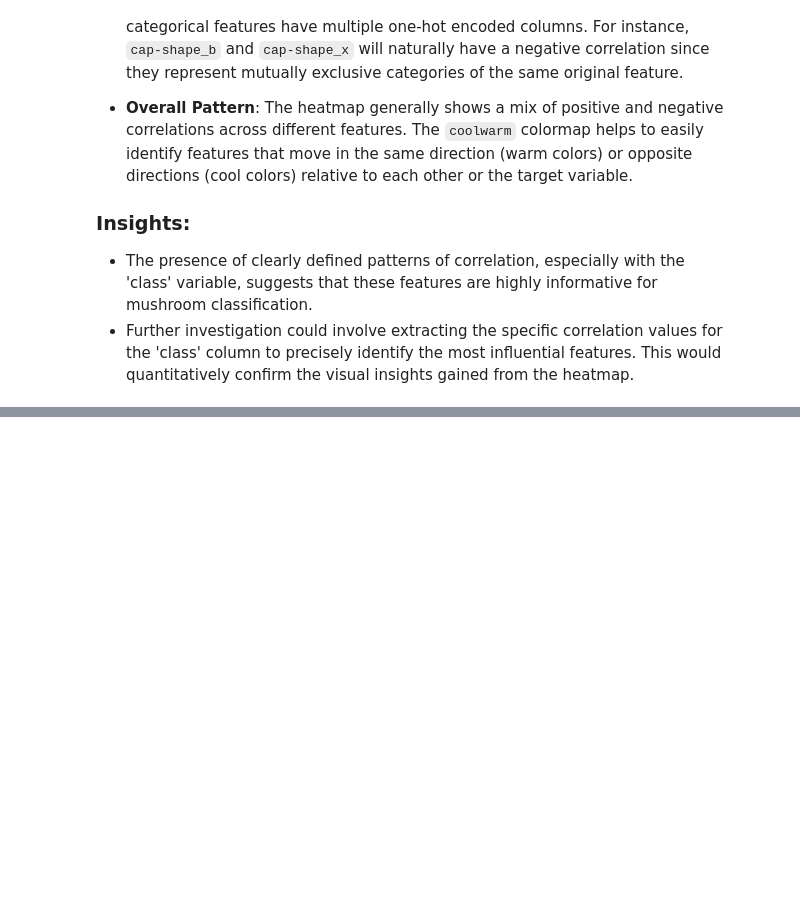
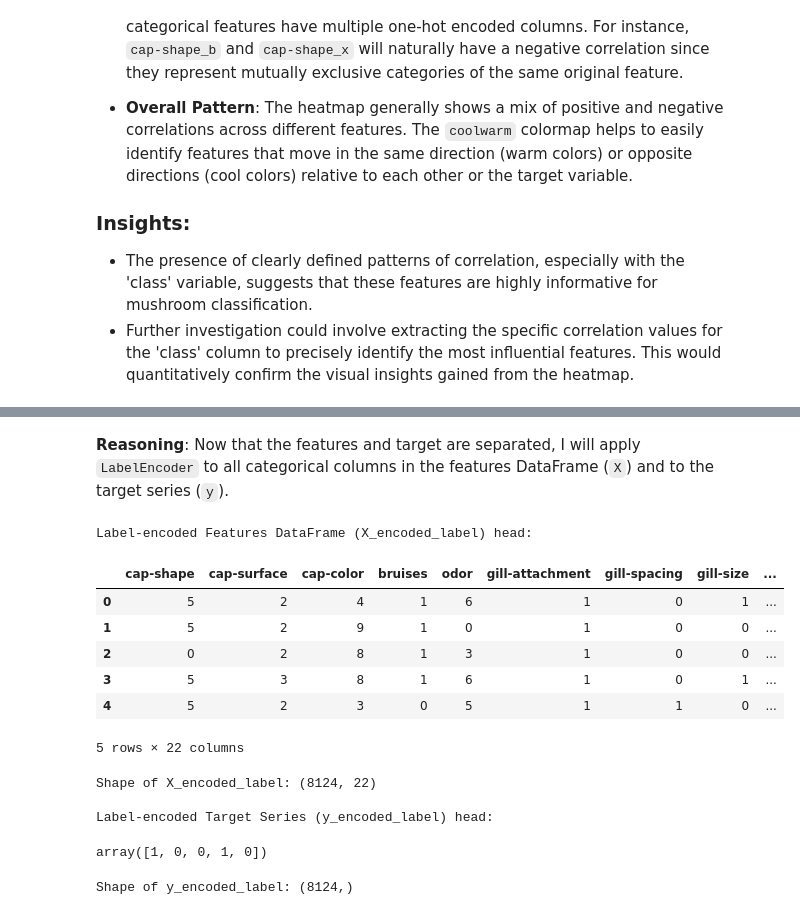
Before and after one commit to Safa30/CSE475_Machine_Learning, a Jupyter notebook: Lab/lab_1/Lab1_Decision_Tree_and_Random_Forest.ipynb, the cells around one changed output, grey strips where cells are left out. Cells and saved outputs as stored; diff of their text form; code cells hidden in the pictures; blank space fills up the shorter version.

```diff
--- a/Lab/lab_1/Lab1_Decision_Tree_and_Random_Forest.ipynb
+++ b/Lab/lab_1/Lab1_Decision_Tree_and_Random_Forest.ipynb
@@ -489,0 +560,38 @@ The heatmap of the correlation matrix provides insights into the relationships b
+# %% [markdown]
+**Reasoning**:
+Now that the features and target are separated, I will apply `LabelEncoder` to all categorical columns in the features DataFrame (`X`) and to the target series (`y`).
+# %%
+from sklearn.preprocessing import LabelEncoder
+
+X_encoded_label = X.copy() # Create a copy to store label-encoded features
+
+# Apply LabelEncoder to each categorical column in X
+for column in X_encoded_label.columns:
+    le = LabelEncoder()
+    X_encoded_label[column] = le.fit_transform(X_encoded_label[column])
+
+# Apply LabelEncoder to the target series y
+le_y = LabelEncoder()
+y_encoded_label = le_y.fit_transform(y)
+
+print("Label-encoded Features DataFrame (X_encoded_label) head:")
+display(X_encoded_label.head())
+print("Shape of X_encoded_label:", X_encoded_label.shape)
+
+print("\nLabel-encoded Target Series (y_encoded_label) head:")
+display(y_encoded_label[:5]) # Display first 5 elements as it's a numpy array
+print("Shape of y_encoded_label:", y_encoded_label.shape)
+# %% [output]
+Label-encoded Features DataFrame (X_encoded_label) head:
+|  | cap-shape | cap-surface | cap-color | bruises | odor | gill-attachment | gill-spacing | gill-size | ... |
+| 0 | 5 | 2 | 4 | 1 | 6 | 1 | 0 | 1 | ... |
+| 1 | 5 | 2 | 9 | 1 | 0 | 1 | 0 | 0 | ... |
+| 2 | 0 | 2 | 8 | 1 | 3 | 1 | 0 | 0 | ... |
+| 3 | 5 | 3 | 8 | 1 | 6 | 1 | 0 | 1 | ... |
+| 4 | 5 | 2 | 3 | 0 | 5 | 1 | 1 | 0 | ... |
+5 rows × 22 columns
+Shape of X_encoded_label: (8124, 22)
+
+Label-encoded Target Series (y_encoded_label) head:
+array([1, 0, 0, 1, 0])
+Shape of y_encoded_label: (8124,)
```
Also changed, not shown: parts of 7 cells of this notebook.
